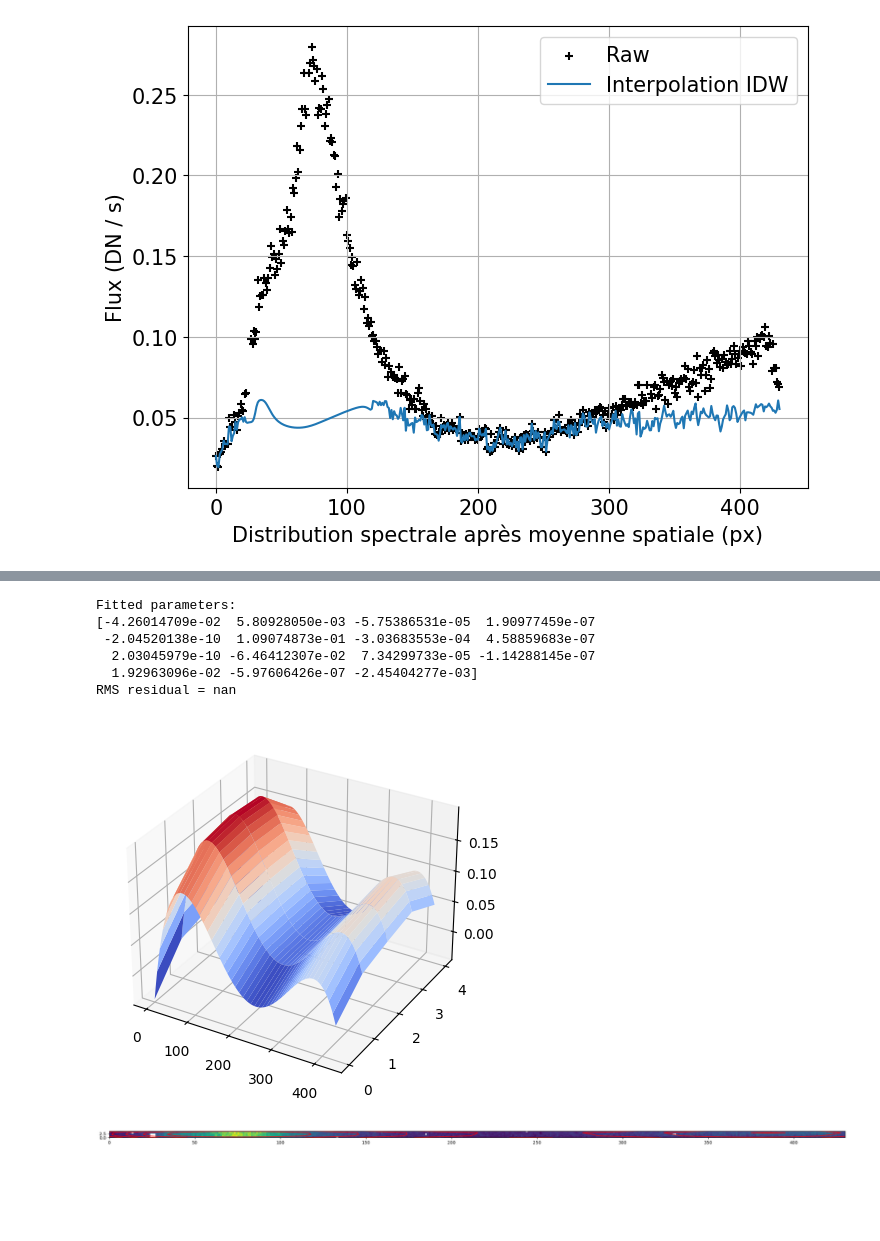
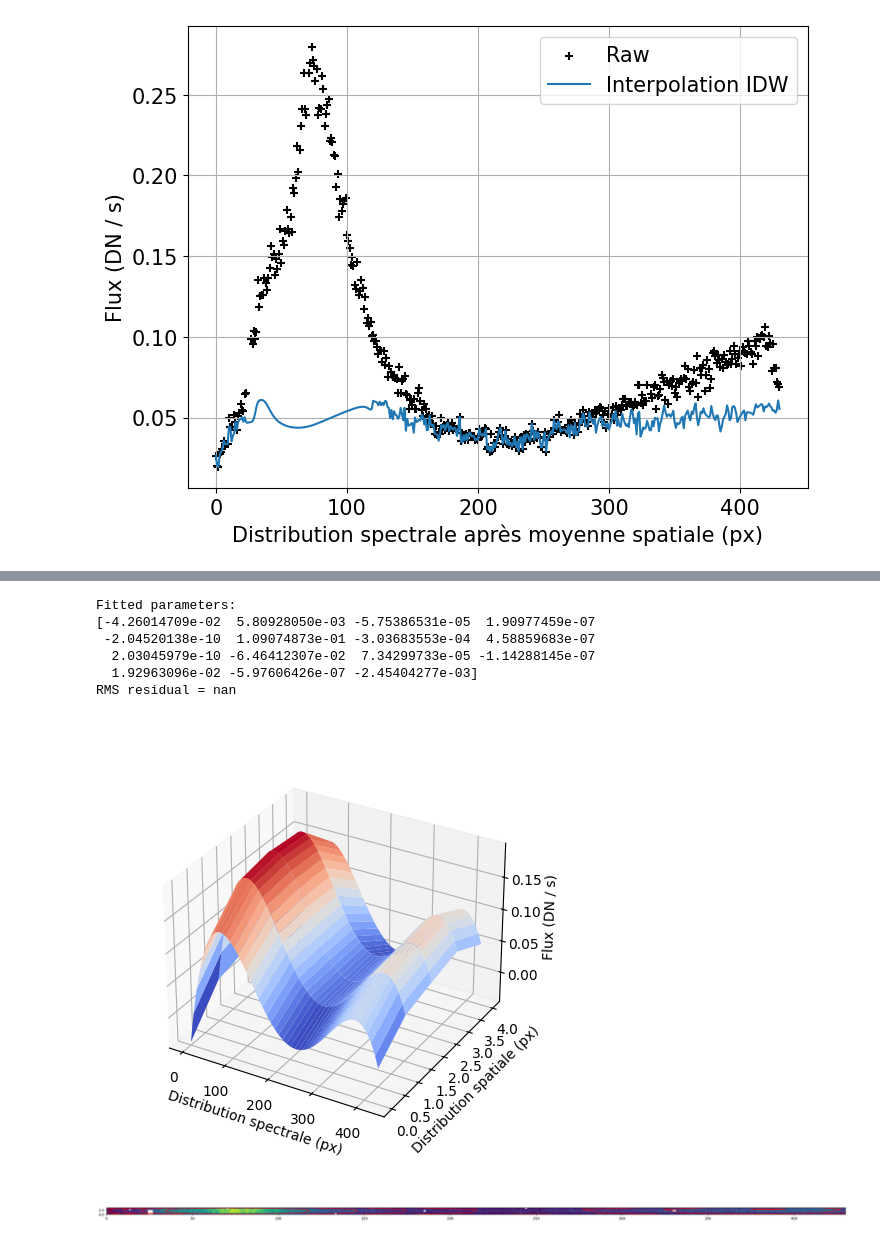
Before and after one commit to TimEpsilon/BetterNIRSpecBackground, a Jupyter notebook: JWST/TestStage2/Background_Testing.ipynb, the cells around one changed output, grey strips where cells are left out. Drawn from its saved outputs; the diff is of its cells as text; code cells hidden in the pictures; blank space fills up the shorter version.

```diff
--- a/JWST/TestStage2/Background_Testing.ipynb
+++ b/JWST/TestStage2/Background_Testing.ipynb
@@ -3,7 +3,7 @@ import os
 
 os.environ['CRDS_PATH'] = '/home/tdewachter/crds_cache'
 os.environ['CRDS_SERVER_URL'] = 'https://jwst-crds.stsci.edu'
-
+plt.rcParams["font.size"] = "15"
 import numpy as np
 from astropy.io import fits
 import matplotlib.pyplot as plt
@@ -345,6 +345,8 @@ from ipywidgets import *
 from matplotlib import cm
 from matplotlib.ticker import LinearLocator
 from mpl_toolkits.mplot3d import Axes3D
+from matplotlib import rcParams
+rcParams.update({'figure.autolayout': True})
 
 data = np.load("test-data.npy")
 fig, ax = plt.subplots(subplot_kw={"projection": "3d"})
@@ -363,9 +365,10 @@ surf = ax.plot_surface(X, Y, Z, cmap=cm.coolwarm,
 ax.zaxis.set_major_locator(LinearLocator(10))
 # A StrMethodFormatter is used automatically
 ax.zaxis.set_major_formatter('{x:.02f}')
+ax.set_xlabel("Distribution spectrale (px)")
+ax.set_ylabel("Distribution spatiale (px)")
+ax.set_zlabel("Flux (DN / s)")
 
-# Add a color bar which maps values to colors.
-fig.colorbar(surf, shrink=0.5, aspect=5)
-
+ax.set_box_aspect(aspect=None, zoom=0.85)
 plt.show()
 # %% [output]
@@ -406,33 +409,38 @@ c, r, rank, s = np.linalg.lstsq(A, b, rcond=None)
 print('Fitted parameters:')
 print(c)
 
 # Calculate the fitted surface from the coefficients, c.
 fit = np.sum(c[:, None, None] * np.array(get_basis(X, Y, max_order))
                 .reshape(len(basis), *X.shape), axis=0)
 
 rms = np.sqrt(np.mean((Z - fit)**2))
 print('RMS residual =', rms)
 
 # Plot the 3D figure of the fitted function and the residuals.
 fig = plt.figure()
 ax = fig.add_subplot(projection='3d')
 ax.plot_surface(X, Y, fit, cmap=cm.coolwarm)
+ax.set_xlabel("Distribution spectrale (px)")
+ax.set_ylabel("Distribution spatiale (px)")
+ax.set_zlabel("Flux (DN / s)")
+
+ax.set_box_aspect(aspect=None, zoom=0.85)
 plt.show()
 
 # Plot the test data as a 2D image and the fit as overlaid contours.
 fig = plt.figure(figsize=(30,4))
 ax = fig.add_subplot(111)
 ax.imshow(Z, origin='lower', cmap='viridis',
           extent=(x.min(), x.max(), y.min(), y.max()))
 ax.contour(X, Y, fit, colors='r')
 plt.show()
 # %% [output]
 Fitted parameters:
 [-4.26014709e-02  5.80928050e-03 -5.75386531e-05  1.90977459e-07
  -2.04520138e-10  1.09074873e-01 -3.03683553e-04  4.58859683e-07
   2.03045979e-10 -6.46412307e-02  7.34299733e-05 -1.14288145e-07
   1.92963096e-02 -5.97606426e-07 -2.45404277e-03]
 RMS residual = nan
-[figure, old version]
+[figure, new version]
-[figure, old version]
+[figure, new version]
 # %%
```
Also changed, not shown: parts of 2 cells of this notebook, 3 other files.
